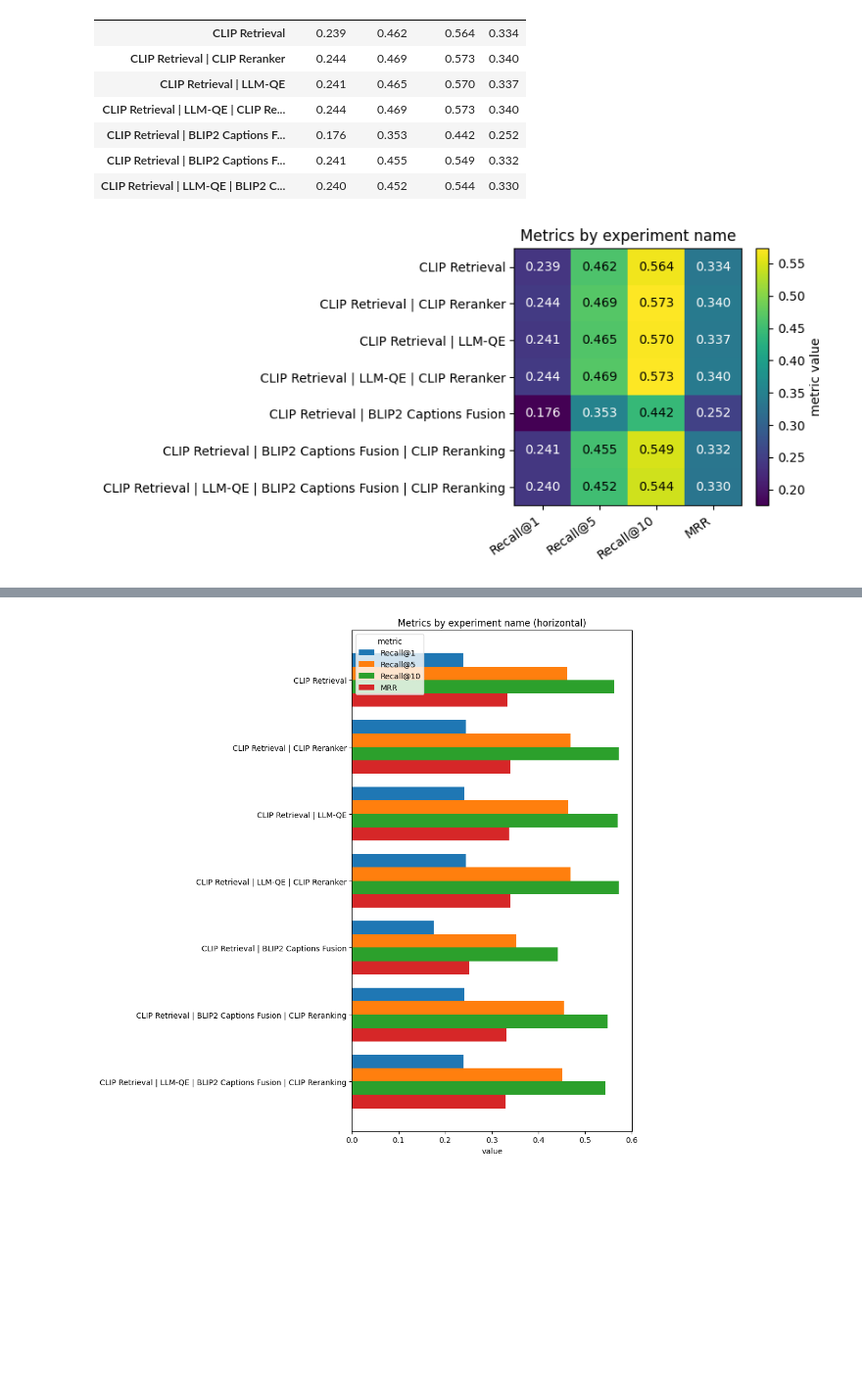
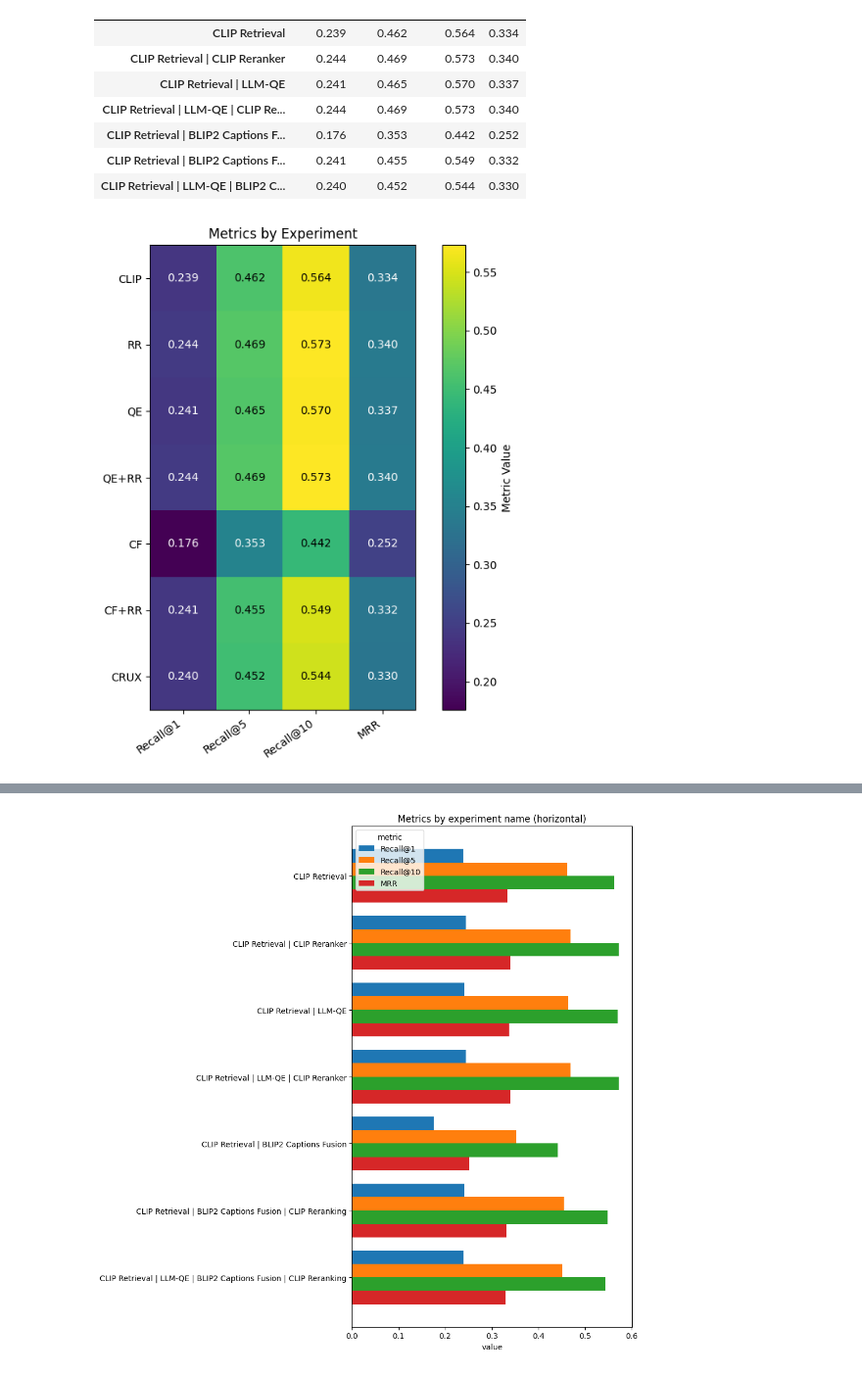
Before and after one commit to MuhammadSyyed/newsimages, a Jupyter notebook: notebooks/logs_metrics_viz.ipynb, the cells around one changed output, grey strips where cells are left out. Shown at 98% size. Saved outputs shown, nothing was run; the diff lists cells and outputs as text; code cells hidden in the pictures; blank space fills up the shorter version.

Commit message:
Adds plot and paper

```diff
--- a/notebooks/logs_metrics_viz.ipynb
+++ b/notebooks/logs_metrics_viz.ipynb
@@ -14,7 +14,7 @@ import pandas as pd
 def resolve_logs_path() -> Path:
     cwd = Path.cwd().resolve()
     for base in (cwd, cwd.parent):
-        p = base / "logs" / "logs.json"
+        p = base / "logs" / "logs_paper_aligned.json"
         if p.is_file():
             return p
     raise FileNotFoundError("logs/logs.json not found (run from repo root or notebooks/).")
@@ -46,21 +46,56 @@ display(df_metrics)
 | CLIP Retrieval | BLIP2 Captions F... | 0.241 | 0.455 | 0.549 | 0.332 |
 | CLIP Retrieval | LLM-QE | BLIP2 C... | 0.240 | 0.452 | 0.544 | 0.330 |
 # %%
-fig, ax = plt.subplots(figsize=(8, max(4, 0.45 * len(df_metrics))))
-vals = df_metrics.to_numpy(dtype=float)
-im = ax.imshow(vals, aspect="auto", cmap="viridis", vmin=vals.min(), vmax=vals.max())
-ax.set_xticks(np.arange(len(df_metrics.columns)))
-ax.set_xticklabels(df_metrics.columns, rotation=35, ha="right")
-ax.set_yticks(np.arange(len(df_metrics.index)))
-ax.set_yticklabels(df_metrics.index)
+label_map = {
+    "CLIP Retrieval": "CLIP",
+    "CLIP Retrieval | CLIP Reranker": "RR",
+    "CLIP Retrieval | LLM-QE": "QE",
+    "CLIP Retrieval | LLM-QE | CLIP Reranker": "QE+RR",
+    "CLIP Retrieval | BLIP2 Captions Fusion": "CF",
+    "CLIP Retrieval | BLIP2 Captions Fusion | CLIP Reranking": "CF+RR",
+    "CLIP Retrieval | LLM-QE | BLIP2 Captions Fusion | CLIP Reranking": "CRUX"
+}
+
+# Replace dataframe index directly
+df_plot = df_metrics.copy()
+df_plot.index = [label_map.get(i, i) for i in df_plot.index]
+
+fig, ax = plt.subplots(figsize=(7, 7))  # square figure
+
+
+vals = df_plot.to_numpy(dtype=float)
+
+im = ax.imshow(
+    vals,
+    aspect="equal",   # force square cells
+    cmap="viridis",
+    vmin=vals.min(),
+    vmax=vals.max()
+)
+
+ax.set_xticks(np.arange(len(df_plot.columns)))
+ax.set_xticklabels(df_plot.columns, rotation=35, ha="right")
+
+ax.set_yticks(np.arange(len(df_plot.index)))
+ax.set_yticklabels(df_plot.index)
+
 for i in range(vals.shape[0]):
     for j in range(vals.shape[1]):
         v = vals[i, j]
-        ax.text(j, i, f"{v:.3f}", ha="center", va="center", color="white" if v < (vals.min() + vals.max()) / 2 else "black")
-ax.set_title("Metrics by experiment name")
-fig.colorbar(im, ax=ax, label="metric value")
+        ax.text(
+            j,
+            i,
+            f"{v:.3f}",
+            ha="center",
+            va="center",
+            color="white" if v < (vals.min() + vals.max()) / 2 else "black"
+        )
+
+ax.set_title("Metrics by Experiment")
+fig.colorbar(im, ax=ax, label="Metric Value")
+
 plt.tight_layout()
 plt.show()
 # %% [output]
-[figure, old version]
+[figure, new version]
 # %%
```
Also changed, not shown: parts of 3 cells of this notebook, 12 other files.
